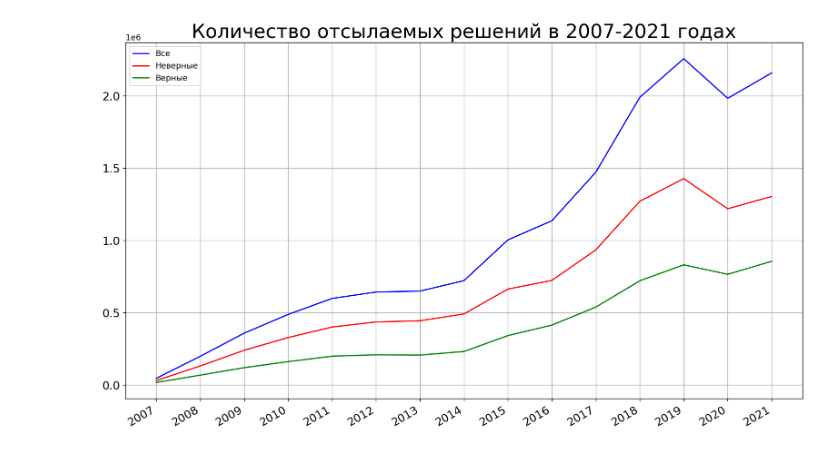
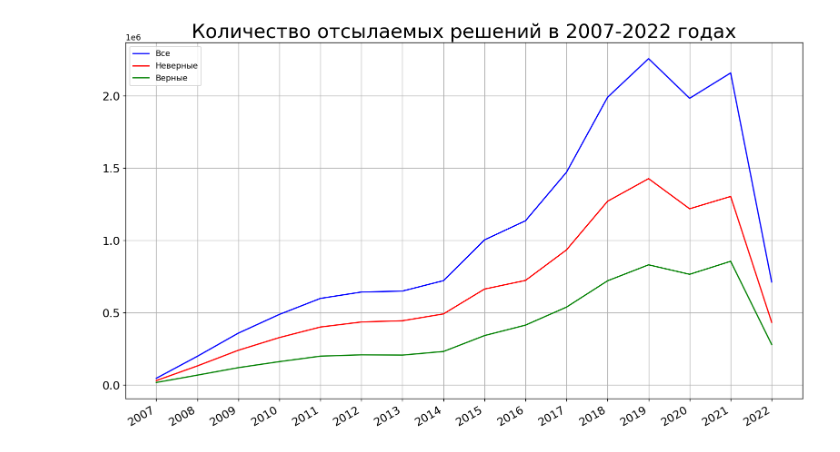
Before and after one commit to wchistow/acmp-visualization, a Jupyter notebook: decisions.ipynb, the cells around one changed output. Saved outputs shown, nothing was run; the diff lists cells and outputs as text; code cells hidden in the pictures.

```diff
--- a/decisions.ipynb
+++ b/decisions.ipynb
@@ -5,7 +5,7 @@ import matplotlib.pyplot as plt
 answers_num = {}
 good_answers_num = {}
 bad_answers_num = {}
-for year in range(2007, 2022):
+for year in range(2007, 2023):
     data = pd.read_csv(f'status_{year}.csv', names=['date', 'user', 'task', 'lang',
                                                     'result', 'test', 'time', 'memory'])
     answers_num[year] = len(data.result)
@@ -15,24 +15,24 @@ for year in range(2007, 2022):
 # %%
 fig, ax = plt.subplots(figsize=(15, 9))
 fig.dpi = 128
 
 ax.plot(answers_num.keys(), answers_num.values(), label='Все', c='blue')
 ax.plot(bad_answers_num.keys(), bad_answers_num.values(), label='Неверные', c='red')
 ax.plot(good_answers_num.keys(), good_answers_num.values(), label='Верные', c='green')
 
 leg = ax.legend(loc='upper left')
 
-ax.set_xticks(range(2007, 2022))
+ax.set_xticks(range(2007, 2023))
 
-plt.title('Количество отсылаемых решений в 2007-2021 годах', fontsize=24)
+plt.title('Количество отсылаемых решений в 2007-2022 годах', fontsize=24)
 plt.tick_params(labelsize=14)
 
 fig.autofmt_xdate()
 ax.grid(True)
 
 plt.show()
 # %% [output]
-[figure, old version]
+[figure, new version]
 # %%
 # Количество разных ошибок
 
```
Also changed, not shown: parts of 2 cells of this notebook, 5 other files.
